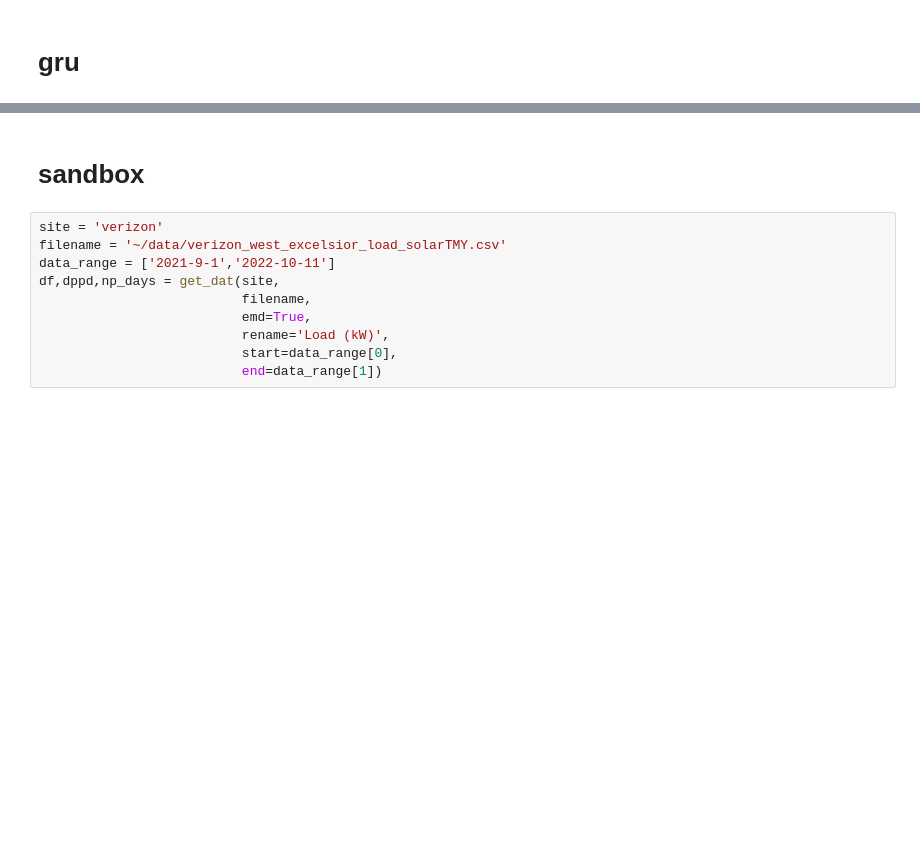
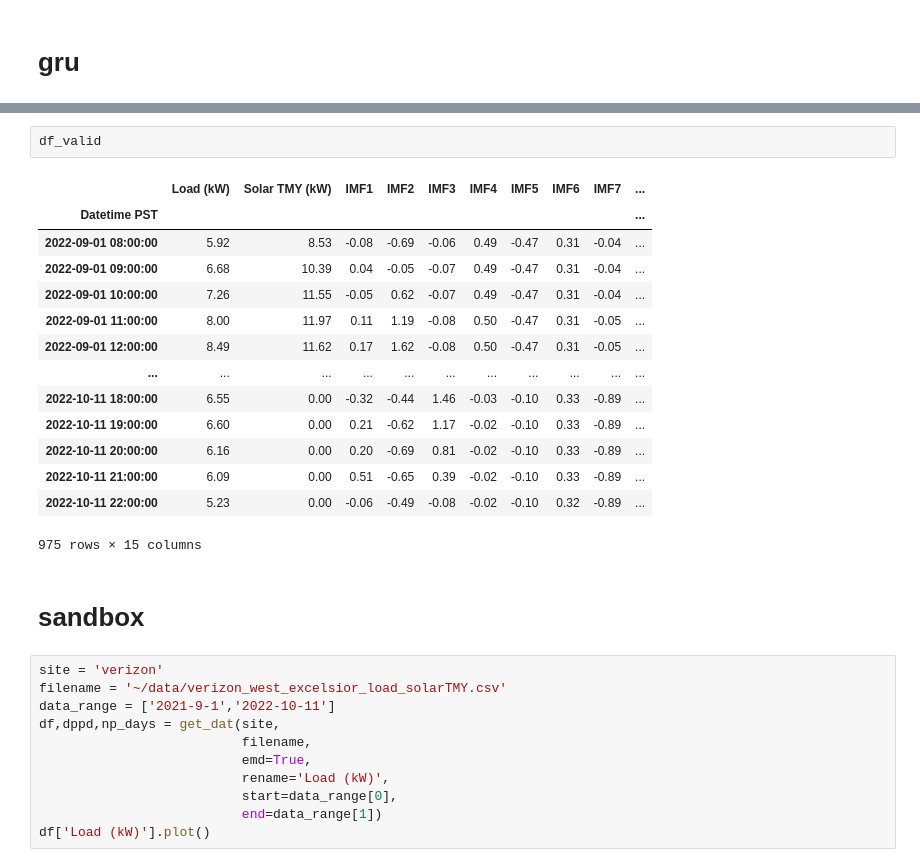
Before and after one commit to woodjmichael/NWE-System-Peak, a Jupyter notebook: load forecast verizon 220119.ipynb, the cells around one changed output, grey strips where cells are left out. Saved outputs shown, nothing was run; the diff lists cells and outputs as text; blank space fills up the shorter version.

```diff
--- a/load forecast verizon 220119.ipynb
+++ b/load forecast verizon 220119.ipynb
@@ -397,3 +402,20 @@ See the caveats in the documentation: https://pandas.pydata.org/pandas-docs/stab
+# %%
+df_valid
+# %% [output]
+|  | Load (kW) | Solar TMY (kW) | IMF1 | IMF2 | IMF3 | IMF4 | IMF5 | IMF6 | IMF7 | ... |
+| Datetime PST |  |  |  |  |  |  |  |  |  | ... |
+| 2022-09-01 08:00:00 | 5.92 | 8.53 | -0.08 | -0.69 | -0.06 | 0.49 | -0.47 | 0.31 | -0.04 | ... |
+| 2022-09-01 09:00:00 | 6.68 | 10.39 | 0.04 | -0.05 | -0.07 | 0.49 | -0.47 | 0.31 | -0.04 | ... |
+| 2022-09-01 10:00:00 | 7.26 | 11.55 | -0.05 | 0.62 | -0.07 | 0.49 | -0.47 | 0.31 | -0.04 | ... |
+| 2022-09-01 11:00:00 | 8.00 | 11.97 | 0.11 | 1.19 | -0.08 | 0.50 | -0.47 | 0.31 | -0.05 | ... |
+| 2022-09-01 12:00:00 | 8.49 | 11.62 | 0.17 | 1.62 | -0.08 | 0.50 | -0.47 | 0.31 | -0.05 | ... |
+| ... | ... | ... | ... | ... | ... | ... | ... | ... | ... | ... |
+| 2022-10-11 18:00:00 | 6.55 | 0.00 | -0.32 | -0.44 | 1.46 | -0.03 | -0.10 | 0.33 | -0.89 | ... |
+| 2022-10-11 19:00:00 | 6.60 | 0.00 | 0.21 | -0.62 | 1.17 | -0.02 | -0.10 | 0.33 | -0.89 | ... |
+| 2022-10-11 20:00:00 | 6.16 | 0.00 | 0.20 | -0.69 | 0.81 | -0.02 | -0.10 | 0.33 | -0.89 | ... |
+| 2022-10-11 21:00:00 | 6.09 | 0.00 | 0.51 | -0.65 | 0.39 | -0.02 | -0.10 | 0.33 | -0.89 | ... |
+| 2022-10-11 22:00:00 | 5.23 | 0.00 | -0.06 | -0.49 | -0.08 | -0.02 | -0.10 | 0.32 | -0.89 | ... |
+975 rows × 15 columns
 # %% [markdown]
 # sandbox
 # %%
@@ -406,3 +428,4 @@ df,dppd,np_days = get_dat(site,
                           rename='Load (kW)',
                           start=data_range[0],
                           end=data_range[1])
+df['Load (kW)'].plot()
```
Also changed, not shown: parts of 4 cells of this notebook.
